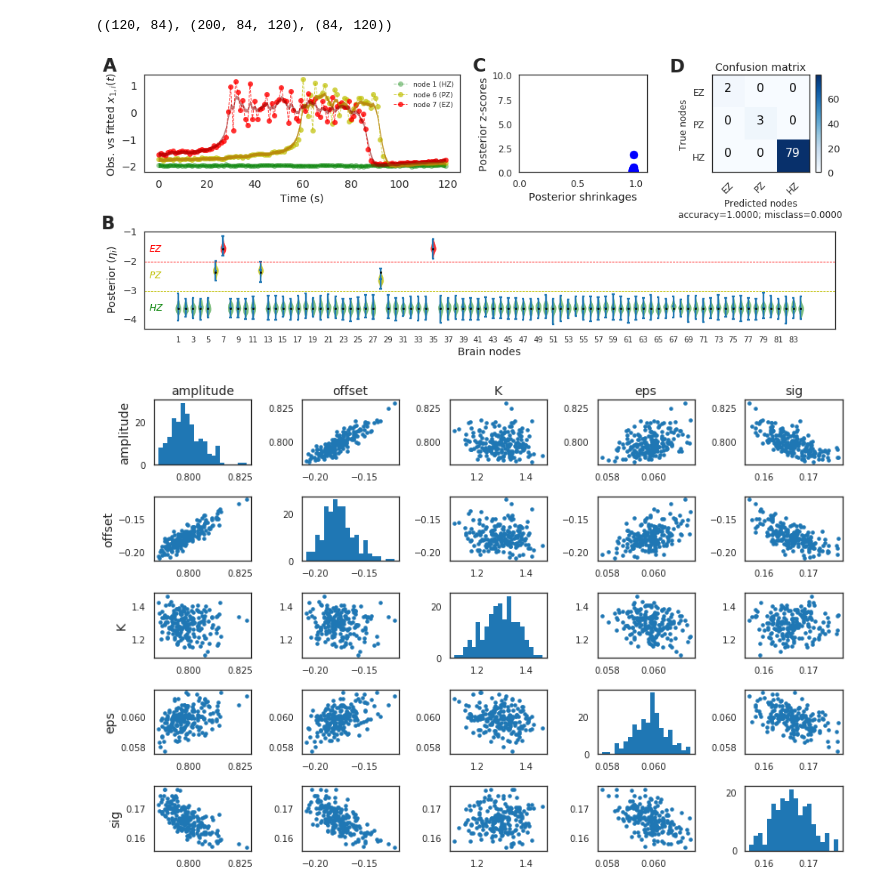
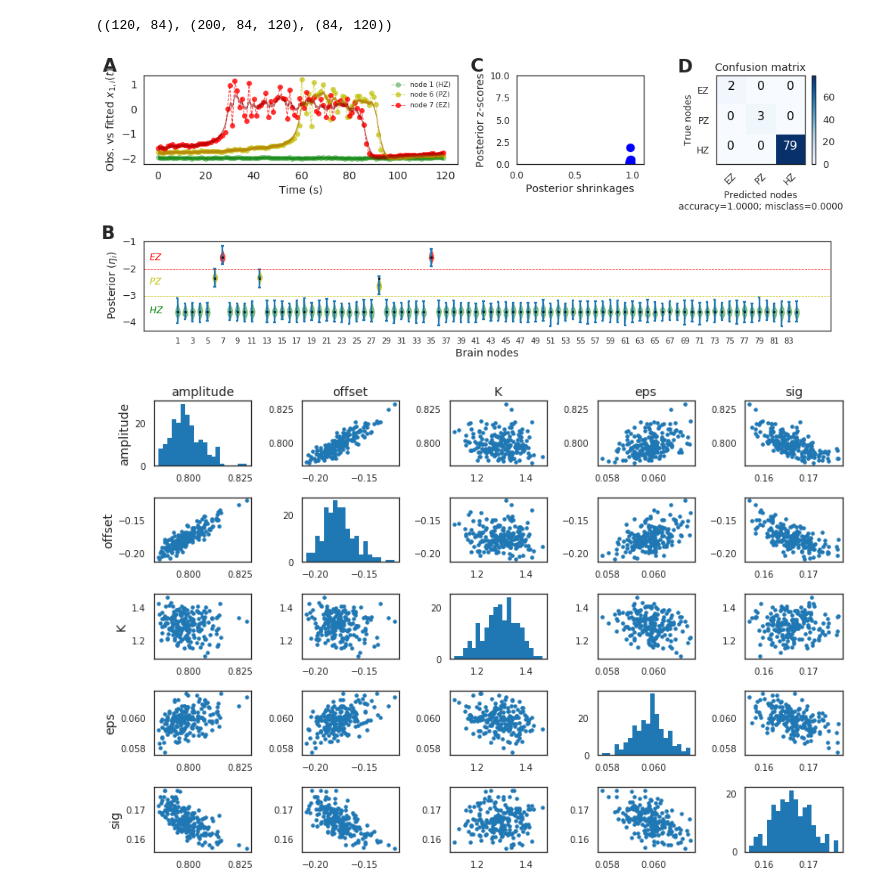
Before and after one commit to ins-amu/BVEP, a Jupyter notebook: BVEP_noncen_stan_patient1.ipynb, the cells around one changed output. Saved outputs shown, nothing was run; the diff lists cells and outputs as text; code cells hidden in the pictures.

```diff
--- a/BVEP_noncen_stan_patient1.ipynb
+++ b/BVEP_noncen_stan_patient1.ipynb
@@ -77,9 +77,9 @@ Mainpath =cwd+"/"
 # %%
 Reportmetrics_dir = os.path.join(cwd, Mainpath+"/data_output_files/figures/")
 # %%
-eta_true_inx, eta_true_mu, eta_true_sd = np.loadtxt(Mainpath+"ExperimentalData_CJ"+"/"+"eta_patient1"+".txt", delimiter=',', usecols=(0,1,2), skiprows=1, ).T
+eta_true_inx, eta_true_mu, eta_true_sd = np.loadtxt(Mainpath+"ExperimentalData"+"/"+"eta_patient1"+".txt", delimiter=',', usecols=(0,1,2), skiprows=1, ).T
 # %%
-with open(Mainpath+"ExperimentalData_CJ"+"/"+"true_labels_nodes_patient1"+".txt", 'r') as filehandle:
+with open(Mainpath+"ExperimentalData"+"/"+"true_labels_nodes_patient1"+".txt", 'r') as filehandle:
           true_labels_nodes = json.load(filehandle)
 # %%
 data_input = np.load(Mainpath+"data_input_files/"+"DatainputSLRawDecim84nodes_patient1.npz")
@@ -391,19 +391,19 @@ from report_plots import plot_features, plot_zscore_shrinkage,  plot_posterior,
 # %%
 plt.figure(figsize=(14, 6))
 grid = plt.GridSpec(2, 4)
 plt.subplot(grid[0, :2])
 plot_features(0.1*ts, Obs, np.transpose(Obs_est_nuts, (0, 2, 1)), showpicks)
 plt.subplot(grid[0, 2])
 plot_zscore_shrinkage(nodes, eta_true_mu, eta_est_mu_nuts, eta_est_std_nuts, prior_std)
 plt.subplot(grid[0, 3])
 plot_confusion_matrix(confusion_matrix_values_nuts, ["EZ", "PZ", "HZ"])
 plt.subplot(grid[1, 0:])
 plot_posterior(nodes, eta_c, delta_eta, eta_hz, eta_ez, eta_pz, np.asarray(Hz_indices), np.asarray(Ez_indices), np.asarray(Pz_indices), eta_est_nuts)
+plt.tight_layout()
 plt.savefig(os.path.join(Reportmetrics_dir,"figure_fit"+str(model)+"_chain_"+str(chain)+".png"), dpi=300)
-
 plt.show()
 # %% [output]
-[figure, old version]
+[figure, new version]
 # %%
 from report_plots import pair_plots_params
 extras = ' amplitude offset K eps sig'.split()
```
Also changed, not shown: parts of 3 cells of this notebook, 2 other files.
